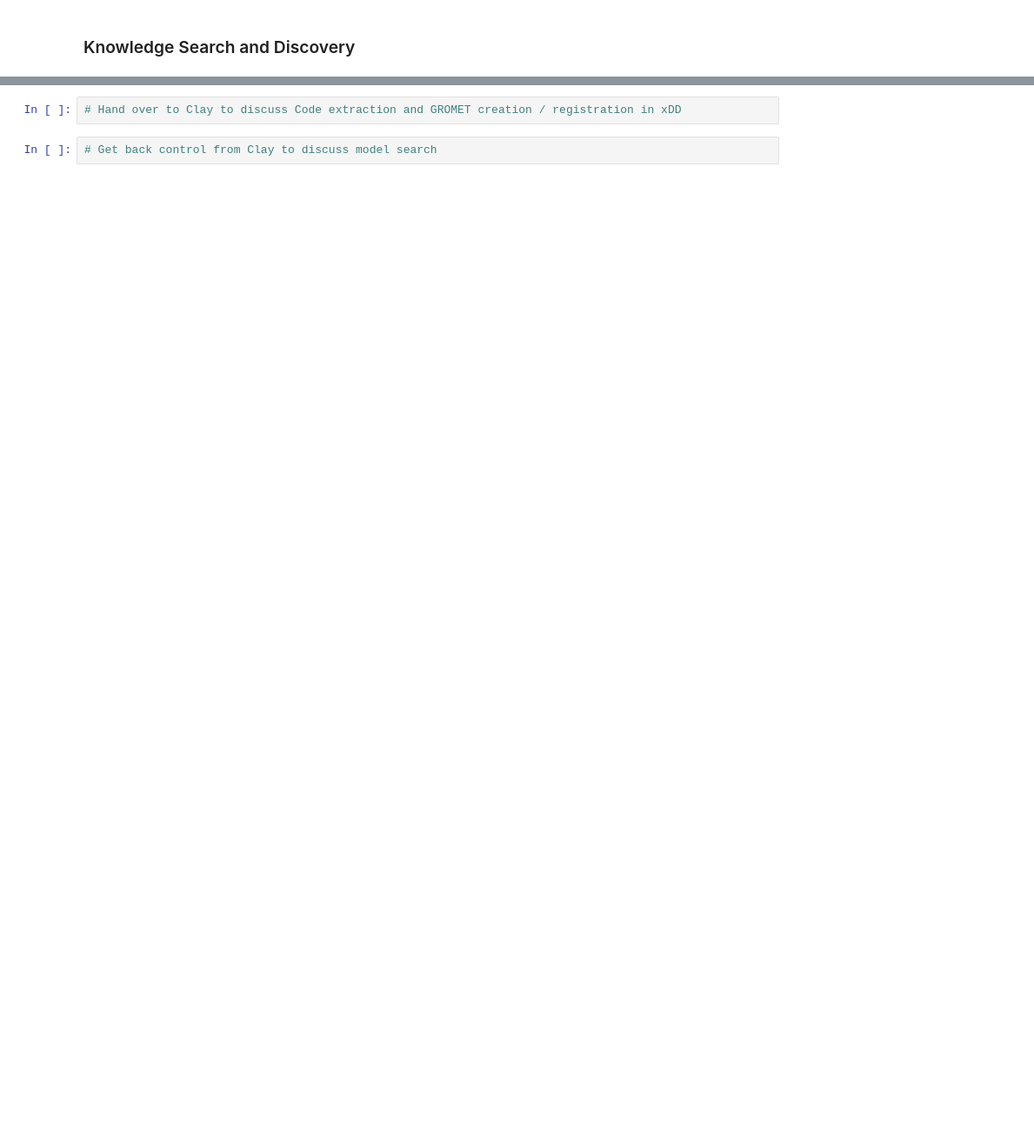
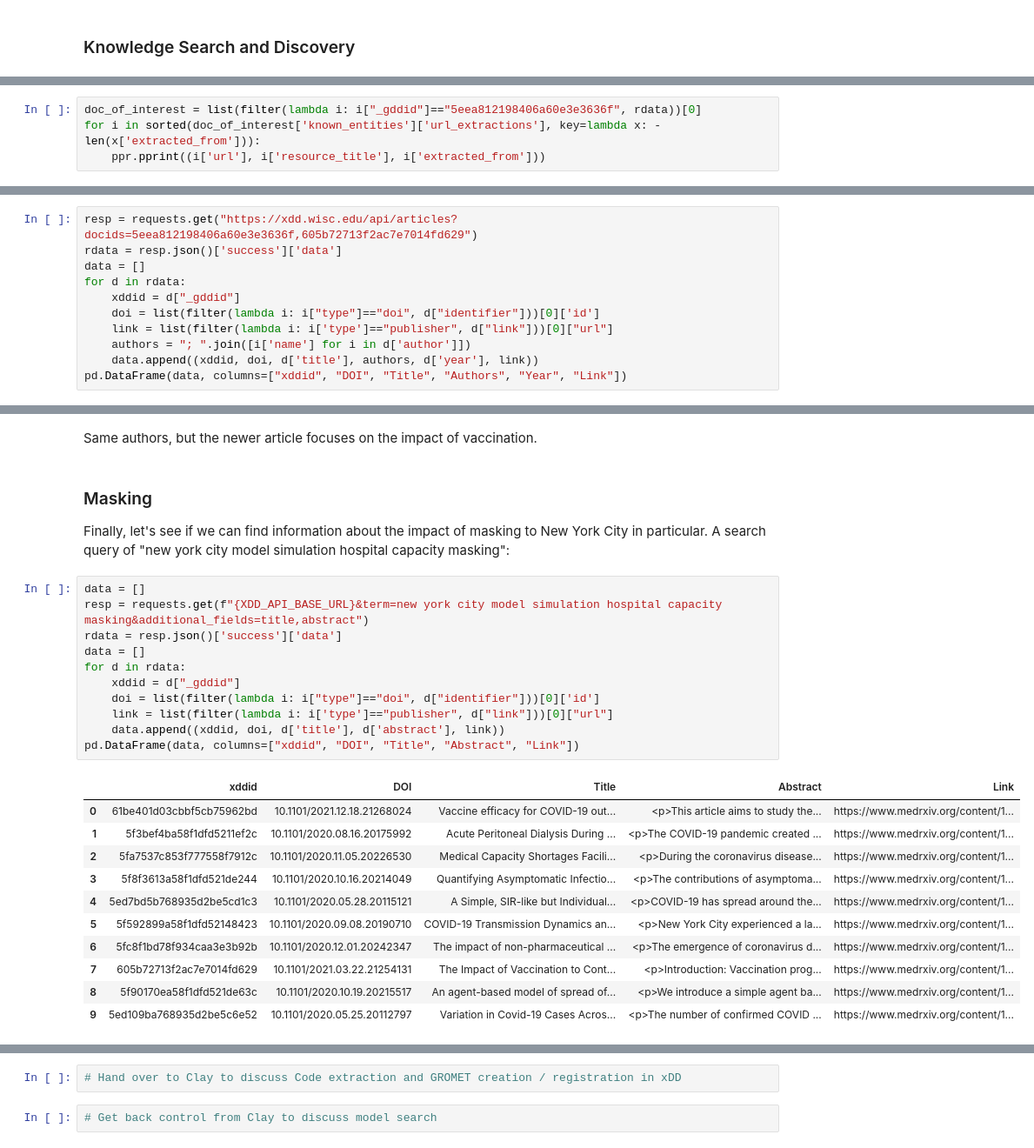
Before and after one commit to xDD-LAKE/Phase1, a Jupyter notebook: December_demo/xDD_LAKE_December_demo.ipynb, the cells around one changed output, grey strips where cells are left out. Shown at 87% size. Drawn from its saved outputs; the diff is of its cells as text; blank space fills up the shorter version.

```diff
--- a/December_demo/xDD_LAKE_December_demo.ipynb
+++ b/December_demo/xDD_LAKE_December_demo.ipynb
@@ -44,0 +108,4 @@
+# %%
+doc_of_interest = list(filter(lambda i: i["_gddid"]=="5eea812198406a60e3e3636f", rdata))[0]
+for i in sorted(doc_of_interest['known_entities']['url_extractions'], key=lambda x: -len(x['extracted_from'])):
+    ppr.pprint((i['url'], i['resource_title'], i['extracted_from']))
@@ -44,0 +132,11 @@
+# %%
+resp = requests.get("https://xdd.wisc.edu/api/articles?docids=5eea812198406a60e3e3636f,605b72713f2ac7e7014fd629")
+rdata = resp.json()['success']['data']
+data = []
+for d in rdata:
+    xddid = d["_gddid"]
+    doi = list(filter(lambda i: i["type"]=="doi", d["identifier"]))[0]['id']
+    link = list(filter(lambda i: i['type']=="publisher", d["link"]))[0]["url"]
+    authors = "; ".join([i['name'] for i in d['author']])
+    data.append((xddid, doi, d['title'], authors, d['year'], link))
+pd.DataFrame(data, columns=["xddid", "DOI", "Title", "Authors", "Year", "Link"])
@@ -44,0 +147,28 @@
+# %% [markdown]
+Same authors, but the newer article focuses on the impact of vaccination.
+# %% [markdown]
+### Masking
+Finally, let's see if we can find information about the impact of masking to New York City in particular. A search query of "new york city model simulation hospital capacity masking":
+# %%
+data = []
+resp = requests.get(f"{XDD_API_BASE_URL}&term=new york city model simulation hospital capacity masking&additional_fields=title,abstract")
+rdata = resp.json()['success']['data']
+data = []
+for d in rdata:
+    xddid = d["_gddid"]
+    doi = list(filter(lambda i: i["type"]=="doi", d["identifier"]))[0]['id']
+    link = list(filter(lambda i: i['type']=="publisher", d["link"]))[0]["url"]
+    data.append((xddid, doi, d['title'], d['abstract'], link))
+pd.DataFrame(data, columns=["xddid", "DOI", "Title", "Abstract", "Link"])
+# %% [output]
+|  | xddid | DOI | Title | Abstract | Link |
+| 0 | 61be401d03cbbf5cb75962bd | 10.1101/2021.12.18.21268024 | Vaccine efficacy for COVID-19 out... | <p>This article aims to study the... | https://www.medrxiv.org/content/1... |
+| 1 | 5f3bef4ba58f1dfd5211ef2c | 10.1101/2020.08.16.20175992 | Acute Peritoneal Dialysis During ... | <p>The COVID-19 pandemic created ... | https://www.medrxiv.org/content/1... |
+| 2 | 5fa7537c853f777558f7912c | 10.1101/2020.11.05.20226530 | Medical Capacity Shortages Facili... | <p>During the coronavirus disease... | https://www.medrxiv.org/content/1... |
+| 3 | 5f8f3613a58f1dfd521de244 | 10.1101/2020.10.16.20214049 | Quantifying Asymptomatic Infectio... | <p>The contributions of asymptoma... | https://www.medrxiv.org/content/1... |
+| 4 | 5ed7bd5b768935d2be5cd1c3 | 10.1101/2020.05.28.20115121 | A Simple, SIR-like but Individual... | <p>COVID-19 has spread around the... | https://www.medrxiv.org/content/1... |
+| 5 | 5f592899a58f1dfd52148423 | 10.1101/2020.09.08.20190710 | COVID-19 Transmission Dynamics an... | <p>New York City experienced a la... | https://www.medrxiv.org/content/1... |
+| 6 | 5fc8f1bd78f934caa3e3b92b | 10.1101/2020.12.01.20242347 | The impact of non-pharmaceutical ... | <p>The emergence of coronavirus d... | https://www.medrxiv.org/content/1... |
+| 7 | 605b72713f2ac7e7014fd629 | 10.1101/2021.03.22.21254131 | The Impact of Vaccination to Cont... | <p>Introduction: Vaccination prog... | https://www.medrxiv.org/content/1... |
+| 8 | 5f90170ea58f1dfd521de63c | 10.1101/2020.10.19.20215517 | An agent-based model of spread of... | <p>We introduce a simple agent ba... | https://www.medrxiv.org/content/1... |
+| 9 | 5ed109ba768935d2be5c6e52 | 10.1101/2020.05.25.20112797 | Variation in Covid-19 Cases Acros... | <p>The number of confirmed COVID ... | https://www.medrxiv.org/content/1... |
```
Also changed, not shown: parts of 24 cells of this notebook.
